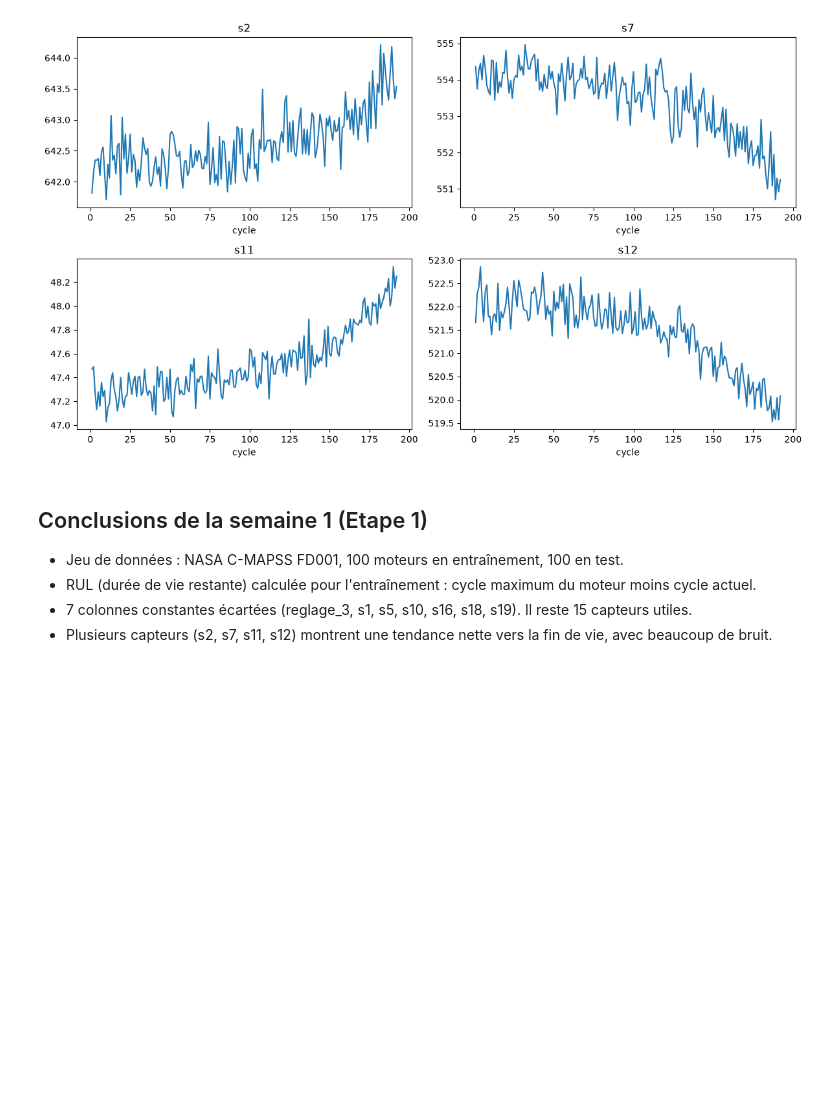
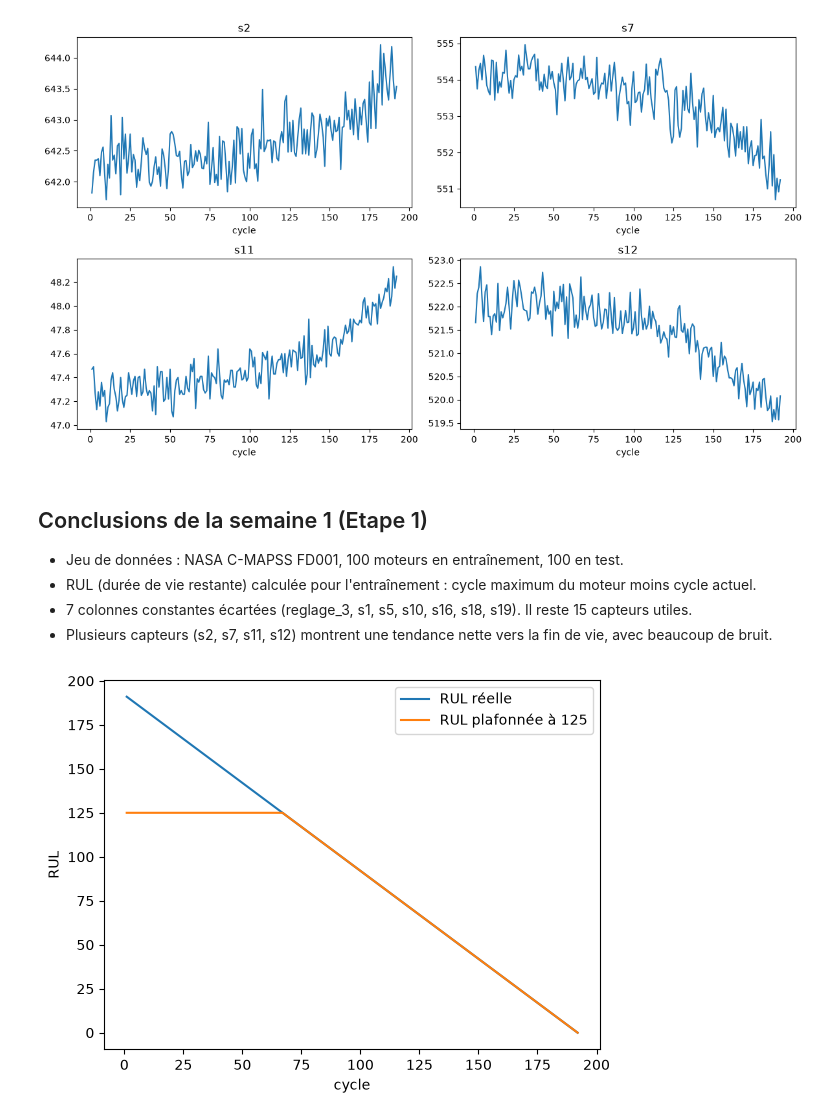
Before and after one commit to Ornella-bit/maintenance-predictive, a Jupyter notebook: notebooks/01_analyse_modele.ipynb, the cells around one changed output. Saved outputs shown, nothing was run; the diff lists cells and outputs as text; code cells hidden in the pictures; blank space fills up the shorter version.

Commit message:
Semaine 2 : RUL plafonnée, features glissantes, séparation par moteur

```diff
--- a/notebooks/01_analyse_modele.ipynb
+++ b/notebooks/01_analyse_modele.ipynb
@@ -77,3 +77,17 @@ plt.show()
 - RUL (durée de vie restante) calculée pour l'entraînement : cycle maximum du moteur moins cycle actuel.
 - 7 colonnes constantes écartées (reglage_3, s1, s5, s10, s16, s18, s19). Il reste 15 capteurs utiles.
 - Plusieurs capteurs (s2, s7, s11, s12) montrent une tendance nette vers la fin de vie, avec beaucoup de bruit.
+# %%
+#Étape 1 : plafonner la RUL à 125
+#Pourquoi : au début de sa vie, un moteur ne montre aucun signe d’usure. Les capteurs ne peuvent donc pas distinguer 190 cycles restants de 150. Le plafond à 125 concentre le modèle sur la phase où la dégradation est visible.
+train["RUL_cap"] = train["RUL"].clip(upper=125)
+
+m1 = train[train["moteur"] == 1]
+plt.plot(m1["cycle"], m1["RUL"], label="RUL réelle")
+plt.plot(m1["cycle"], m1["RUL_cap"], label="RUL plafonnée à 125")
+plt.xlabel("cycle")
+plt.ylabel("RUL")
+plt.legend()
+plt.show()
+# %% [output]
+[figure, added]
```
Also changed, not shown: parts of 2 cells of this notebook.
